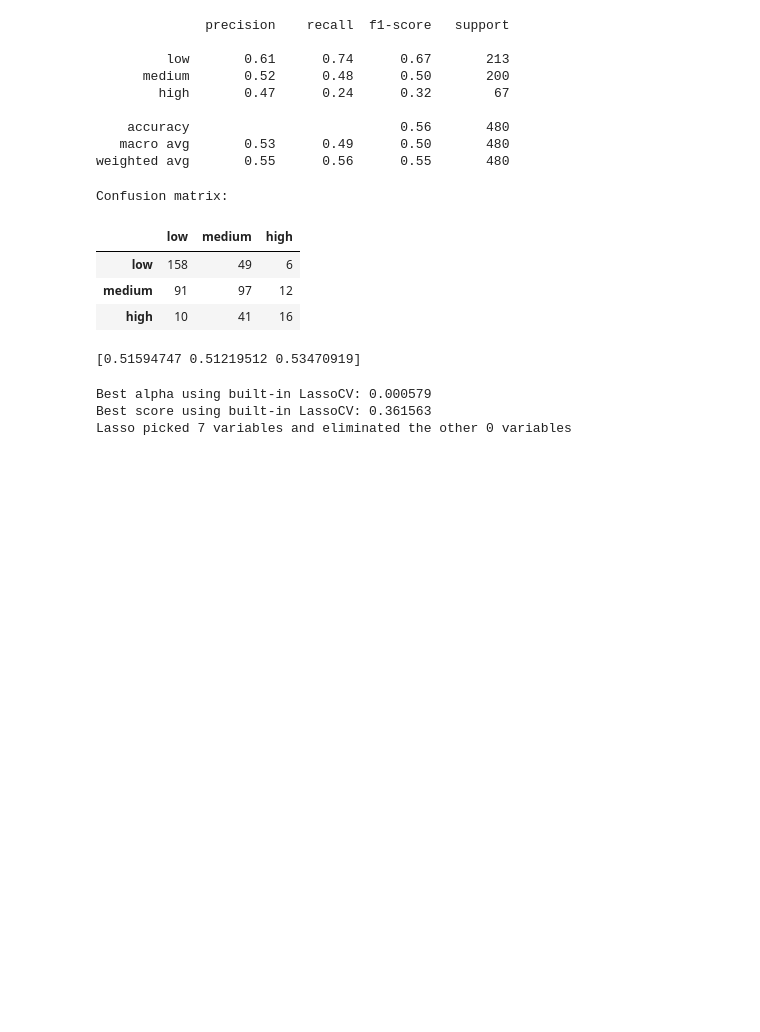
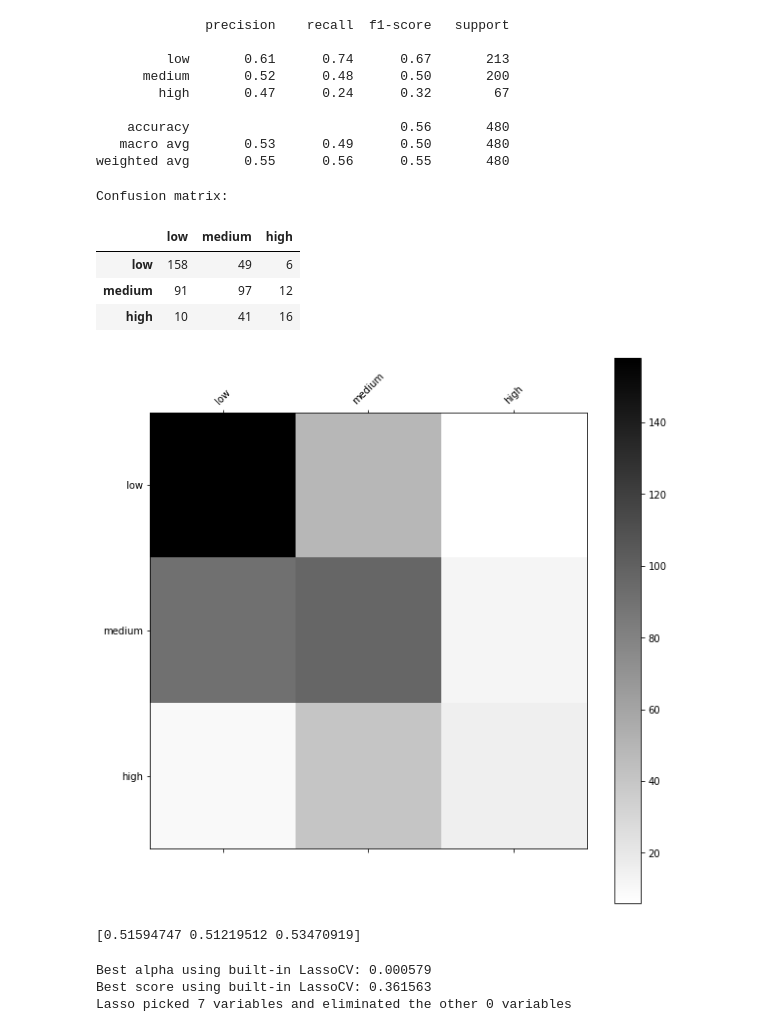
Before and after one commit to killianmeehan/Wine-analysis, a Jupyter notebook: RWine ML k-NN.ipynb, the cells around one changed output. Saved outputs shown, nothing was run; the diff lists cells and outputs as text; code cells hidden in the pictures; blank space fills up the shorter version.

```diff
--- a/RWine ML k-NN.ipynb
+++ b/RWine ML k-NN.ipynb
@@ -253,6 +253,21 @@ Confusion matrix:
 | low | 158 | 49 | 6 |
 | medium | 91 | 97 | 12 |
 | high | 10 | 41 | 16 |
+# %%
+def plot_confusion_matrix(a, title='Confusion matrix', cmap=plt.cm.gray_r):
+    plt.matshow(a, cmap=cmap) # imshow
+    #plt.title(title)
+    plt.colorbar()
+    tick_marks = np.arange(len(a.columns))
+    plt.xticks(tick_marks, a.columns, rotation=45)
+    plt.yticks(tick_marks, a.index)
+    #plt.tight_layout()
+    plt.ylabel(a.index.name)
+    plt.xlabel(a.columns.name)
+
+plot_confusion_matrix(a)
+# %% [output]
+[figure, added]
 # %%
 #kfold = KFold(n_splits=10, random_state=7, shuffle=True)
 print(cross_val_score(model, X, y, cv=3))
```
Also changed, not shown: parts of 1 cell of this notebook, 9 other files.
